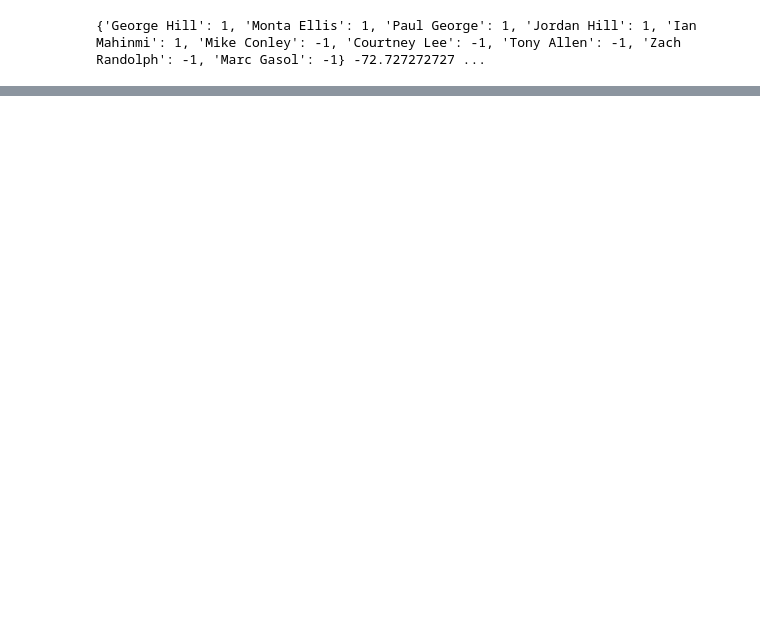
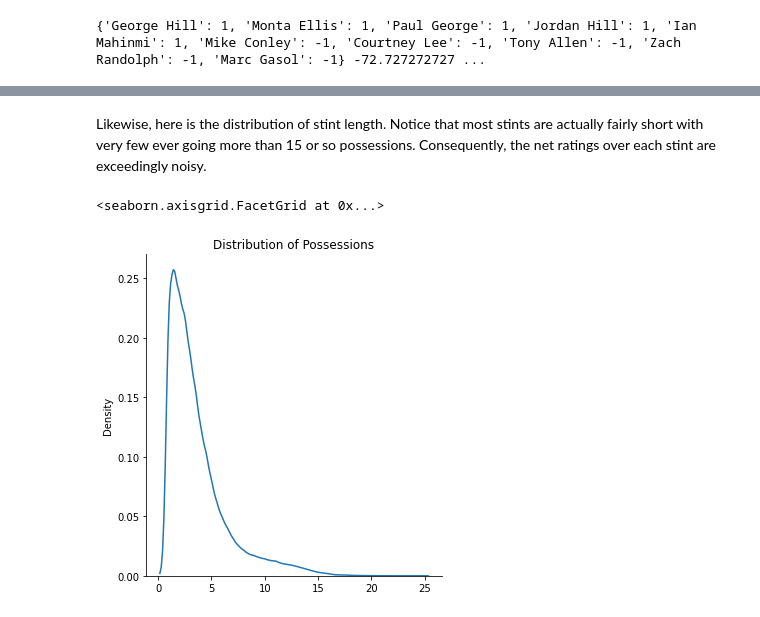
Before and after one commit to EvanZ/ppl-pm, a Jupyter notebook: xpm.ipynb, the cells around one changed output, grey strips where cells are left out. Saved outputs shown, nothing was run; the diff lists cells and outputs as text; code cells hidden in the pictures; blank space fills up the shorter version.

```diff
--- a/xpm.ipynb
+++ b/xpm.ipynb
@@ -241,0 +85,8 @@ np.sqrt(np.mean(np.array(losses)))
+# %% [markdown]
+Likewise, here is the distribution of stint length. Notice that most stints are actually fairly short with very few ever going more than 15 or so possessions. Consequently, the net ratings over each stint are exceedingly noisy.
+# %%
+fig = sns.displot(data=np.array(weights),kind='kde')
+fig.set(title='Distribution of Possessions')
+# %% [output]
+<seaborn.axisgrid.FacetGrid at 0x...>
+[figure, added]
```
Also changed, not shown: parts of 57 cells of this notebook.
